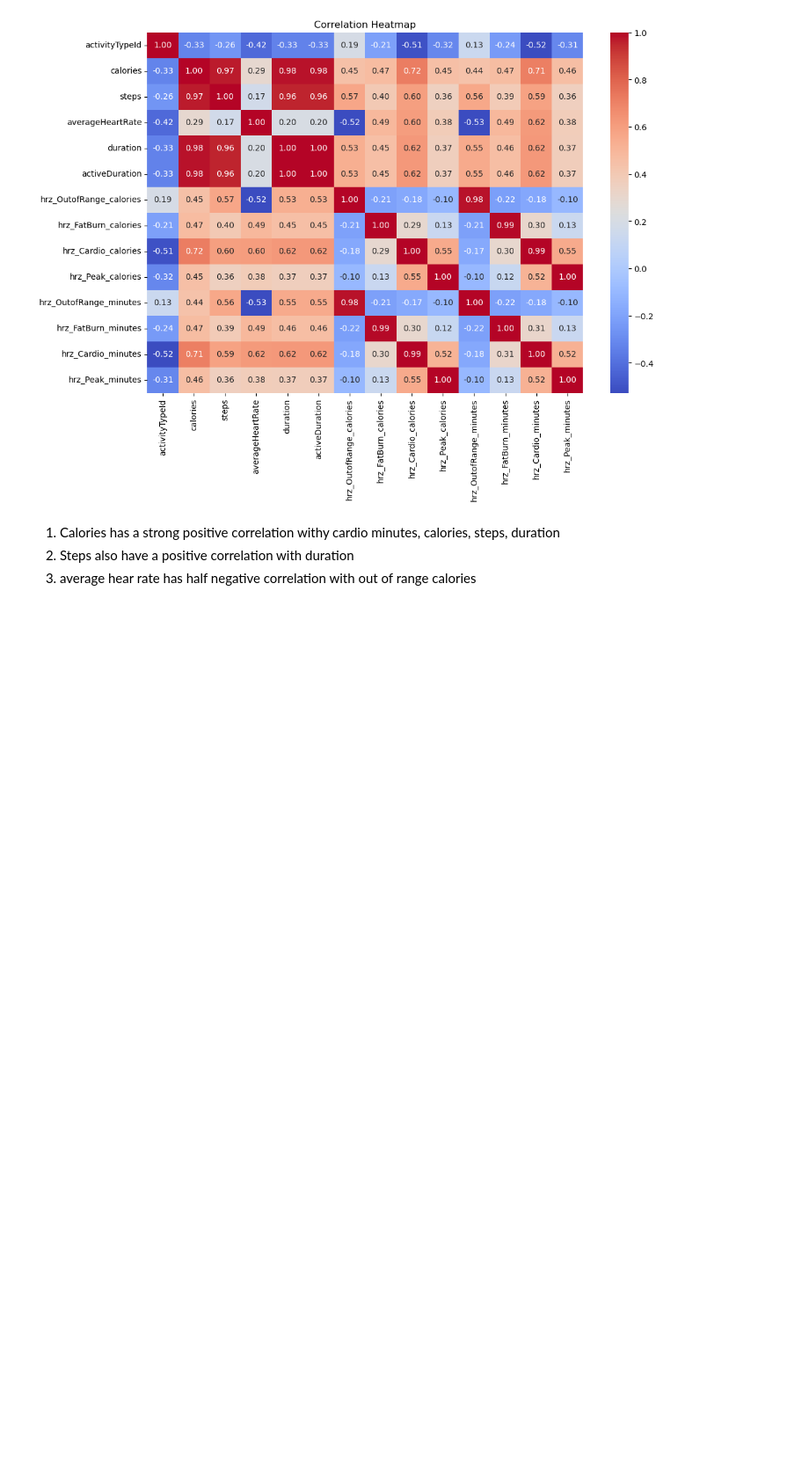
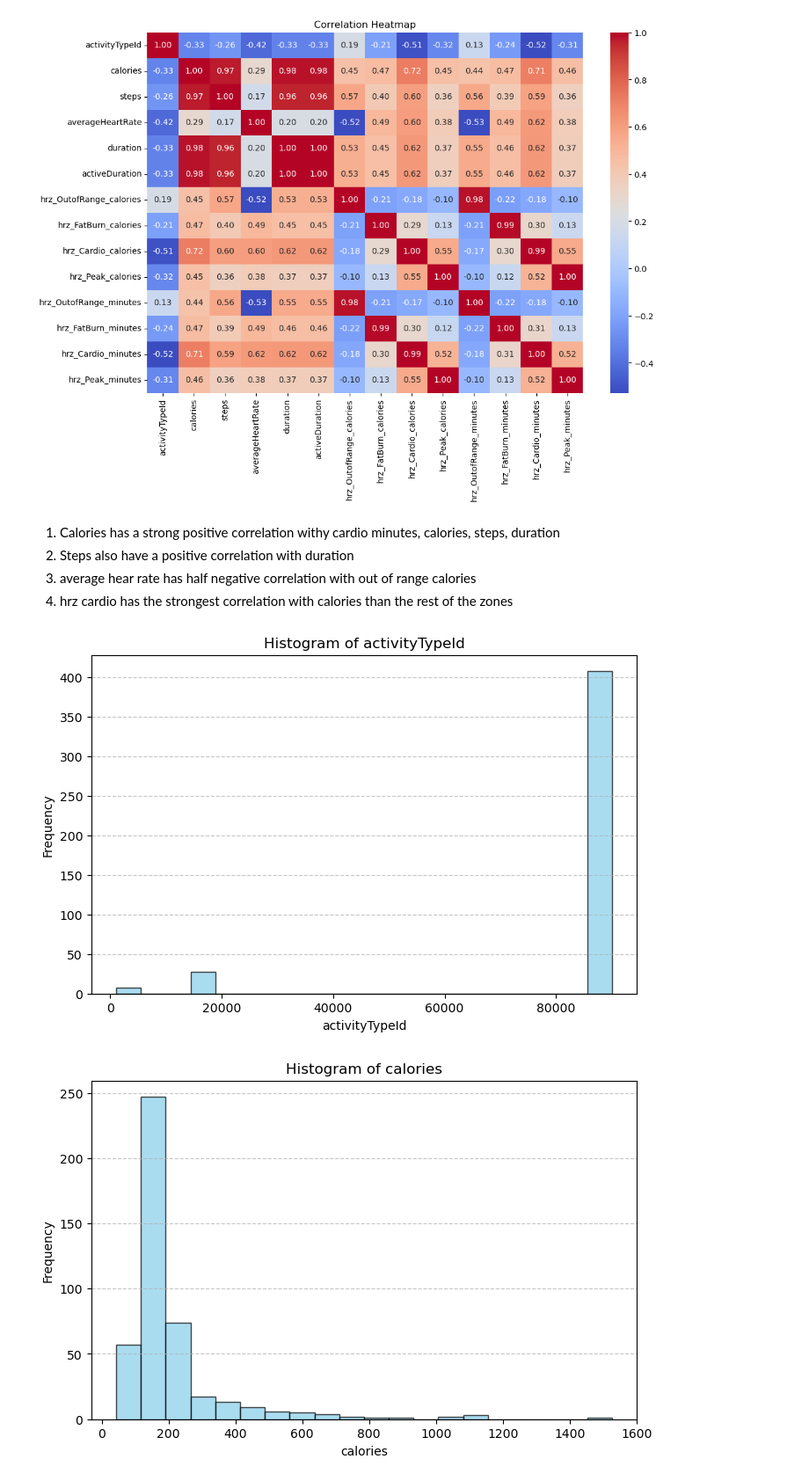
Before and after one commit to Saatvik1/Fishbit, a Jupyter notebook: notebooks/6.0-ss-EDA.ipynb, the cells around one changed output. Shown at 88% size. Drawn from its saved outputs; the diff is of its cells as text; code cells hidden in the pictures; blank space fills up the shorter version.

```diff
--- a/notebooks/6.0-ss-EDA.ipynb
+++ b/notebooks/6.0-ss-EDA.ipynb
@@ -82,3 +85,19 @@ plt.show()
 1. Calories has a strong positive correlation withy cardio minutes, calories, steps, duration
 2. Steps also have a positive correlation with duration
 3. average hear rate has half negative correlation with out of range calories
+4. hrz cardio has the strongest correlation with calories than the rest of the zones
+# %%
+def histogram_plot(col, col_name):
+    plt.figure(figsize=(8, 5))
+    plt.hist(col.dropna(), bins=20, color='skyblue', edgecolor='black', alpha=0.7)
+    plt.title(f'Histogram of {col_name}')
+    plt.xlabel(col_name)
+    plt.ylabel('Frequency')
+    plt.grid(axis='y', linestyle='--', alpha=0.7)
+    plt.show()
+
+for col_name in activities_numeric_df.columns:
+    histogram_plot(activities_numeric_df[col_name], col_name)
+# %% [output]
+[figure, added]
+[figure, added]
```
Also changed, not shown: parts of 6 cells of this notebook.
